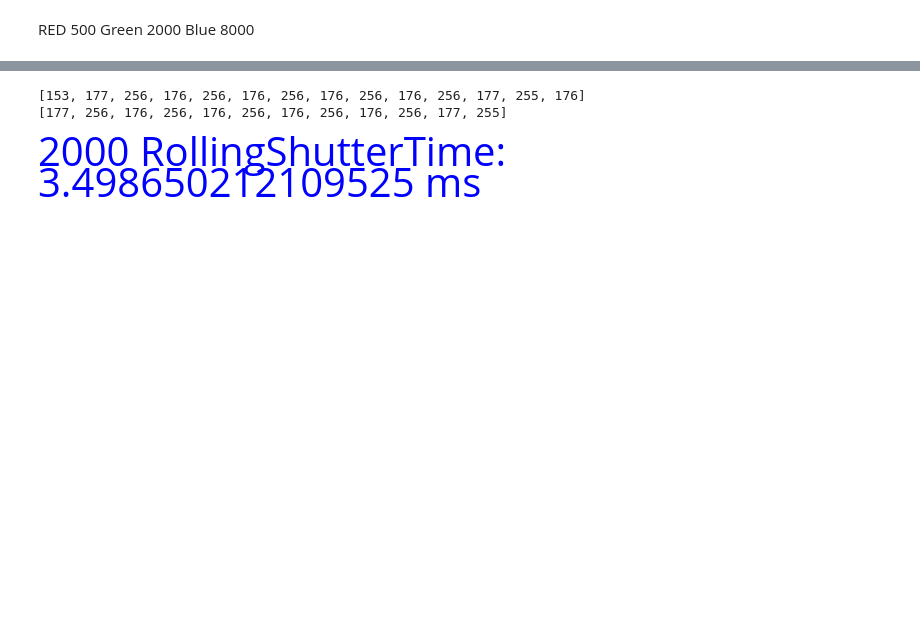
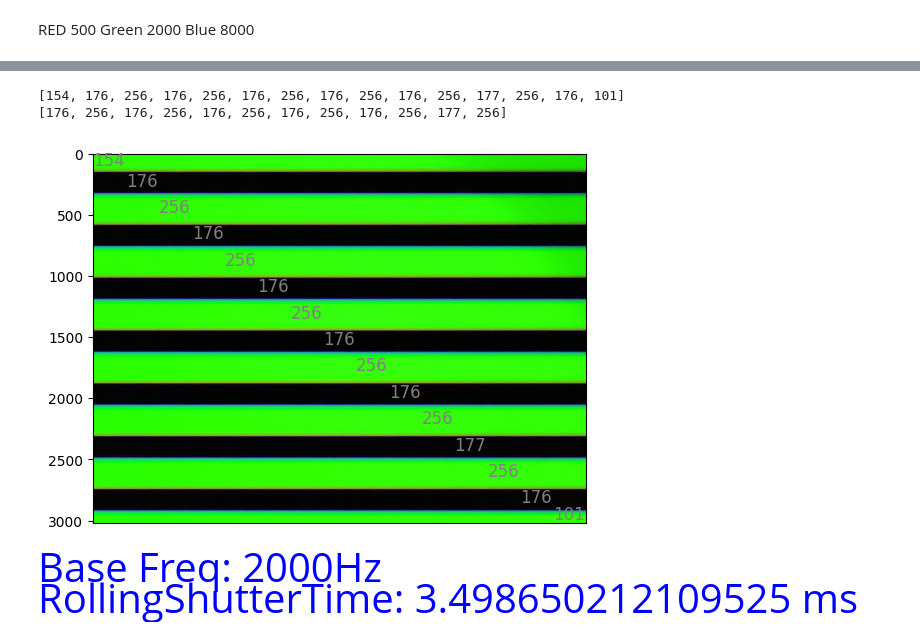
Before and after one commit to herryqyh/RollingShutterTestSuite, a Jupyter notebook: Rolling shutter.ipynb, the cells around one changed output, grey strips where cells are left out. Cells and saved outputs as stored; diff of their text form; code cells hidden in the pictures; blank space fills up the shorter version.

```diff
--- a/Rolling shutter.ipynb
+++ b/Rolling shutter.ipynb
@@ -187,33 +194,51 @@ np.savetxt("output.txt",smoothed_projection_gaussian,delimiter=',')
 # %%
 stripe_widths = []
 current_width = 0
-invert = bool(smoothed_projection_gaussian[0] > threshold_value)
+invert = bool(not(smoothed_projection_gaussian[0] > threshold_value)) #false if条带，true if 背景
+#print(invert)
 for lightvalue in smoothed_projection_gaussian:
-    if (lightvalue>threshold_value) ^ (not invert):  # 当前是条带
+
+    #根据之前的数据放宽判断标准，条带的后续尽量归入条带，背景的后续尽量归入背景
+
+    adjusted_threshold = threshold_value * ((1+tolorate) if invert else (1-tolorate))
+    if (lightvalue > adjusted_threshold) ^ (invert):  # 当前是条带
         current_width += 1
     else:  # 当前是背景
         if current_width > 0:
             stripe_widths.append(current_width)
             current_width = 1
             invert = not invert
 
+#最后一个条带
+if current_width > 0:
+    stripe_widths.append(current_width)
 
 # 掐头去尾
 trimmed_stripe_widths = stripe_widths[1:-1]
 # 如果元素个数为奇数，去除最后一个元素
 if len(trimmed_stripe_widths) % 2 == 1:
     trimmed_stripe_widths = trimmed_stripe_widths[:-1]  # 去除最后一个元素
 
 print(stripe_widths)
 print(trimmed_stripe_widths)
+
+plt.imshow(image_rgb)
+plt.gca().axes.get_xaxis().set_visible(False)
+abs_y_pos = 0
+for index, y_pos in enumerate(stripe_widths):
+    abs_y_pos += y_pos
+    plt.text(x=2+image_rgb.shape[1]/len(stripe_widths)*index, y=abs_y_pos-y_pos/2+20, s=stripe_widths[index], fontsize=12, color='gray')
+plt.show()
 # %% [output]
-[153, 177, 256, 176, 256, 176, 256, 176, 256, 176, 256, 177, 255, 176]
-[177, 256, 176, 256, 176, 256, 176, 256, 176, 256, 177, 255]
+[154, 176, 256, 176, 256, 176, 256, 176, 256, 176, 256, 177, 256, 176, 101]
+[176, 256, 176, 256, 176, 256, 176, 256, 176, 256, 177, 256]
+[figure, added]
 # %%
 #RollingShutterTime = (image height / height of bands measured * number of bands measured)*(1000/BaseFreq) in ms
 RollingShutterTime = (len(mean_projection))/sum(trimmed_stripe_widths)*(len(trimmed_stripe_widths) / 2) * (1000/Base_Freq)
 # %%
 # 使用 HTML 显示并设置为蓝色
-HTML(f'<span style="color: blue;font-size: 40px;">{Base_Freq } RollingShutterTime: {RollingShutterTime} ms</span>')
+HTML(f'<span style="color: blue;font-size: 40px;">Base Freq: {Base_Freq }Hz<br>RollingShutterTime: {RollingShutterTime} ms</span>')
 # %% [output]
-2000 RollingShutterTime: 3.498650212109525 ms
+Base Freq: 2000Hz
+RollingShutterTime: 3.498650212109525 ms
```
Also changed, not shown: parts of 8 cells of this notebook.
